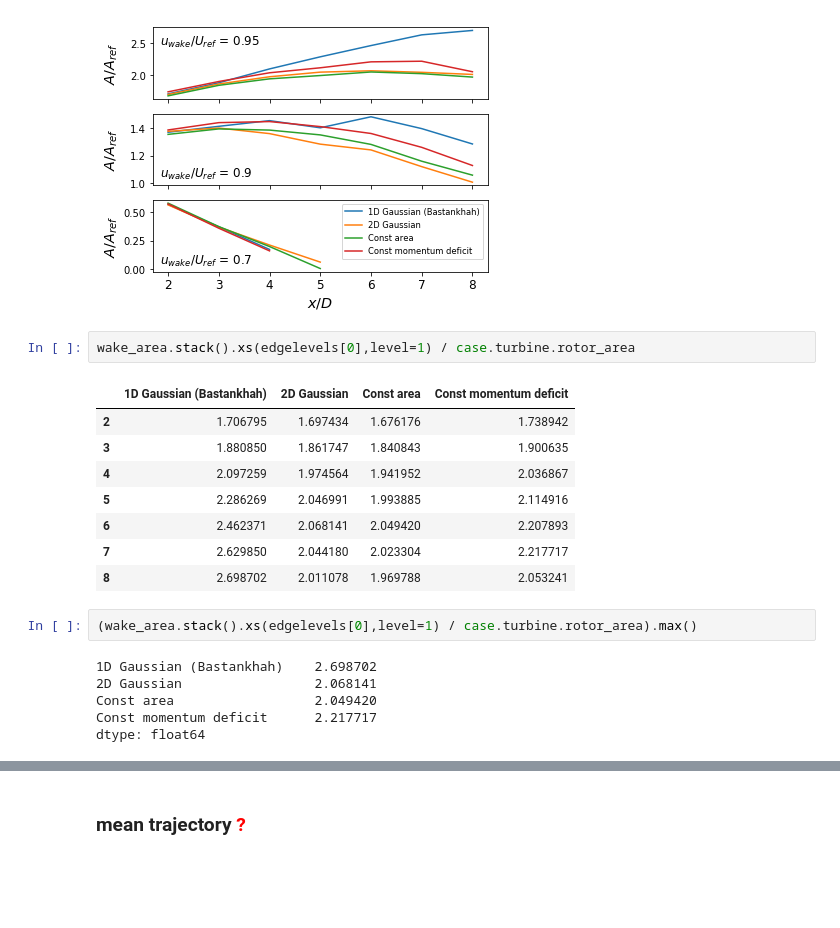
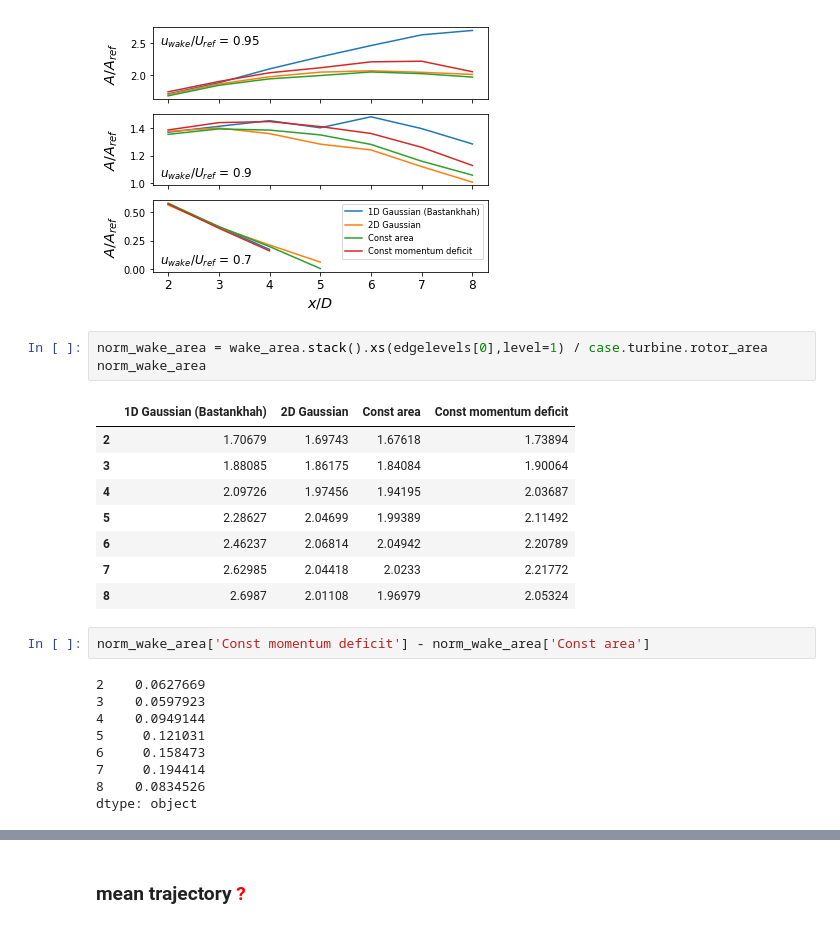
Before and after one commit to ewquon/analysis, a Jupyter notebook: WindTech2019/analyze_wake_MFoR.ipynb, the cells around one changed output, grey strips where cells are left out. Saved outputs shown, nothing was run; the diff lists cells and outputs as text; blank space fills up the shorter version.

Commit message:
Updated area calculations

```diff
--- a/WindTech2019/analyze_wake_MFoR.ipynb
+++ b/WindTech2019/analyze_wake_MFoR.ipynb
@@ -293,21 +293,25 @@ fig.savefig('figures/wake_areas_MFoR.png',dpi=150,bbox_inches='tight')
 # %% [output]
 [figure]
 # %%
-wake_area.stack().xs(edgelevels[0],level=1) / case.turbine.rotor_area
+norm_wake_area = wake_area.stack().xs(edgelevels[0],level=1) / case.turbine.rotor_area
+norm_wake_area
 # %% [output]
 |  | 1D Gaussian (Bastankhah) | 2D Gaussian | Const area | Const momentum deficit |
-| 2 | 1.706795 | 1.697434 | 1.676176 | 1.738942 |
-| 3 | 1.880850 | 1.861747 | 1.840843 | 1.900635 |
-| 4 | 2.097259 | 1.974564 | 1.941952 | 2.036867 |
-| 5 | 2.286269 | 2.046991 | 1.993885 | 2.114916 |
-| 6 | 2.462371 | 2.068141 | 2.049420 | 2.207893 |
-| 7 | 2.629850 | 2.044180 | 2.023304 | 2.217717 |
-| 8 | 2.698702 | 2.011078 | 1.969788 | 2.053241 |
+| 2 | 1.70679 | 1.69743 | 1.67618 | 1.73894 |
+| 3 | 1.88085 | 1.86175 | 1.84084 | 1.90064 |
+| 4 | 2.09726 | 1.97456 | 1.94195 | 2.03687 |
+| 5 | 2.28627 | 2.04699 | 1.99389 | 2.11492 |
+| 6 | 2.46237 | 2.06814 | 2.04942 | 2.20789 |
+| 7 | 2.62985 | 2.04418 | 2.0233 | 2.21772 |
+| 8 | 2.6987 | 2.01108 | 1.96979 | 2.05324 |
-# %%
-(wake_area.stack().xs(edgelevels[0],level=1) / case.turbine.rotor_area).max()
-# %% [output]
-1D Gaussian (Bastankhah)    2.698702
-2D Gaussian                 2.068141
-Const area                  2.049420
-Const momentum deficit      2.217717
-dtype: float64
+# %%
+norm_wake_area['Const momentum deficit'] - norm_wake_area['Const area']
+# %% [output]
+2    0.0627669
+3    0.0597923
+4    0.0949144
+5     0.121031
+6     0.158473
+7     0.194414
+8    0.0834526
+dtype: object
```
Also changed, not shown: parts of 1 cell of this notebook.
